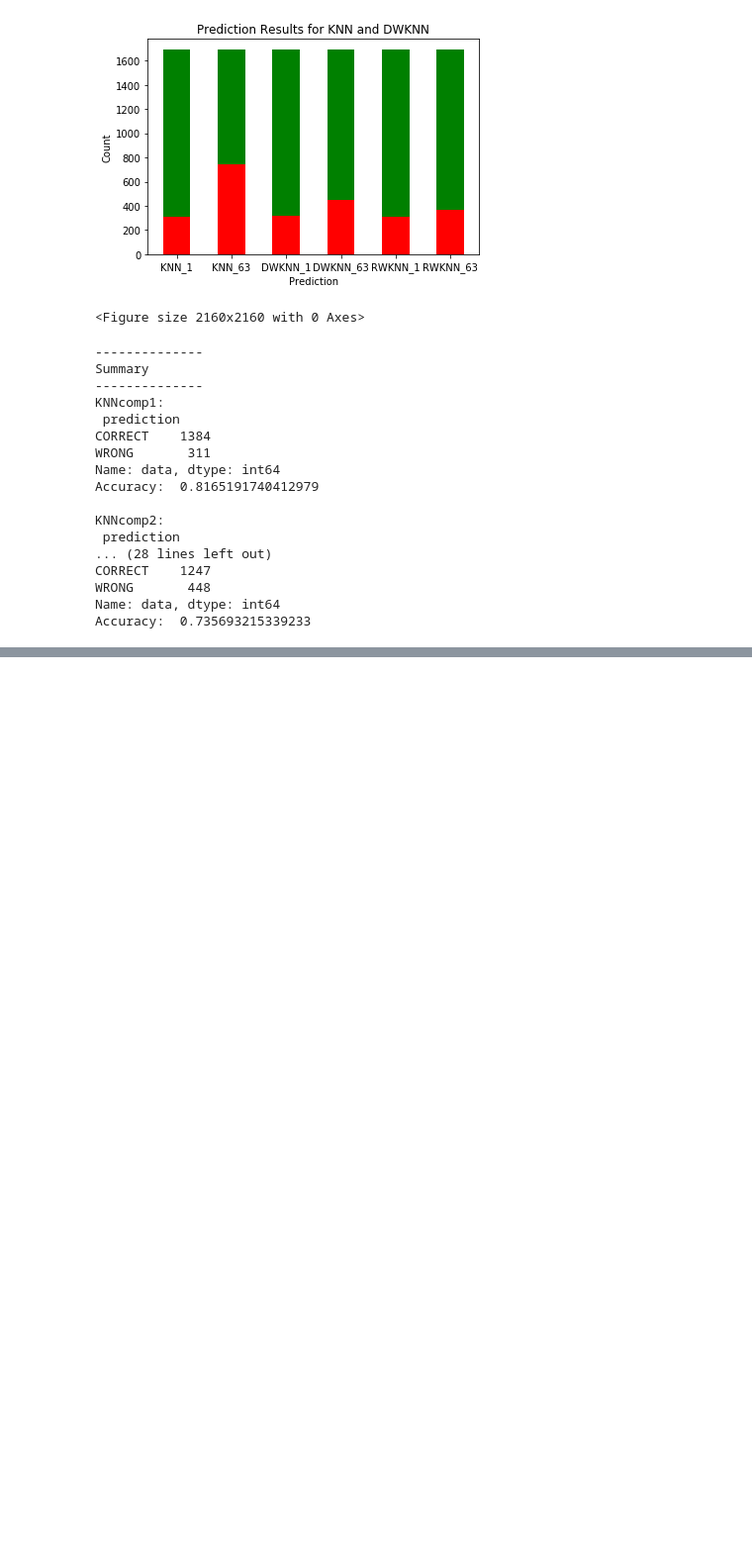
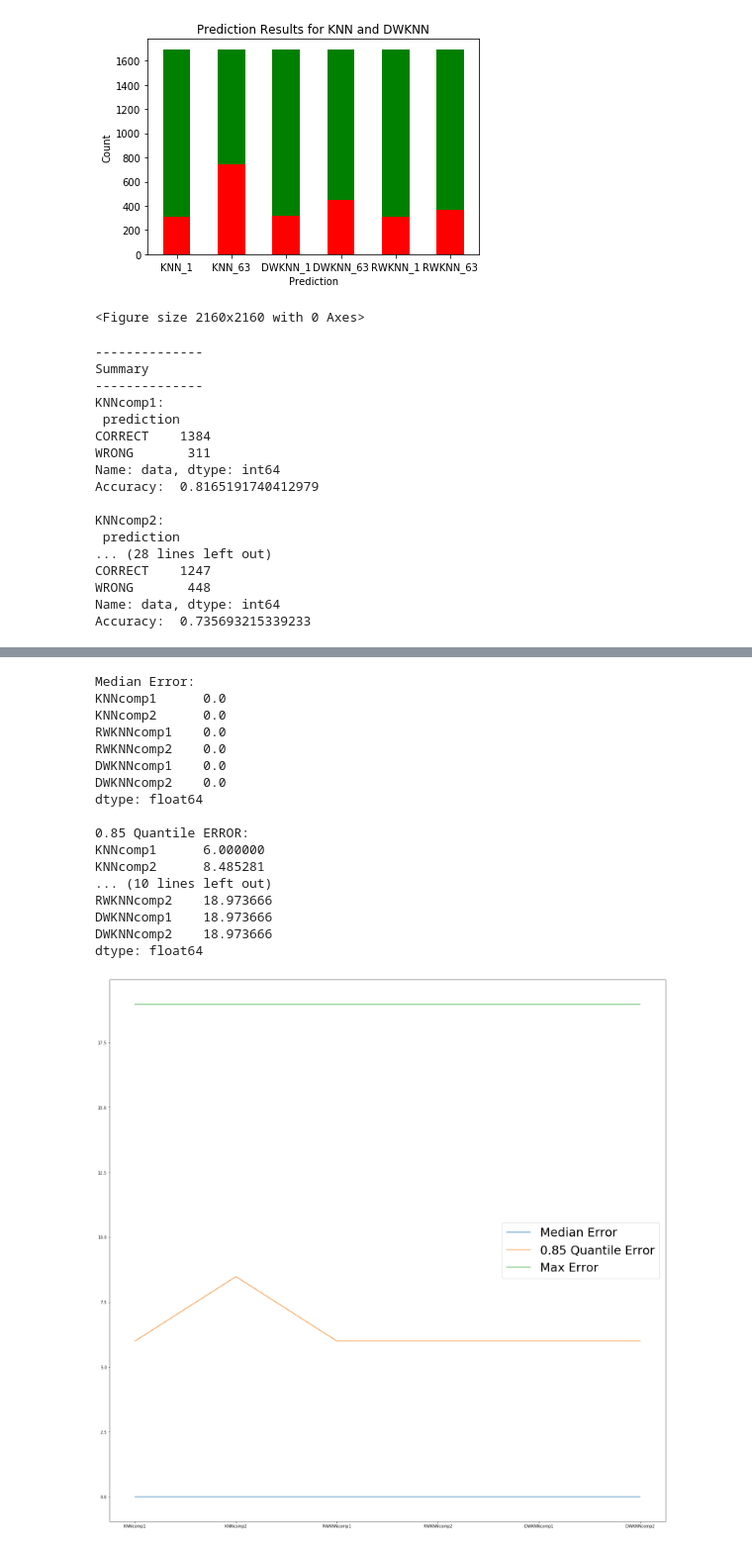
Before and after one commit to xaviergoh/IPS_FYP_DataModel, a Jupyter notebook: E3/[FIM] Label Alg - Exp3, T1.ipynb, the cells around one changed output, grey strips where cells are left out. Shown: that part at 99% size. Saved outputs shown, nothing was run; the diff lists cells and outputs as text; code cells hidden in the pictures; blank space fills up the shorter version.

```diff
--- a/E3/[FIM] Label Alg - Exp3, T1.ipynb
+++ b/E3/[FIM] Label Alg - Exp3, T1.ipynb
@@ -951,0 +944,35 @@ plt.show()
+# %%
+plt.figure(figsize = (25,25))
+errorDf = errorDataframe
+print("Median Error:")
+print(errorDf.median())
+plt.plot(errorDf.median(), label = "Median Error")
+print("\n0.85 Quantile ERROR:")
+print(errorDf.quantile(0.85))
+plt.plot(errorDf.quantile(0.85), label = "0.85 Quantile Error")
+
+print("\nMax Error:")
+print(errorDf.max())
+plt.plot(errorDf.max(), label = "Max Error")
+
+plt.legend(loc = 'best', fontsize = 30)
+plt.show()
+# %% [output]
+Median Error:
+KNNcomp1      0.0
+KNNcomp2      0.0
+RWKNNcomp1    0.0
+RWKNNcomp2    0.0
+DWKNNcomp1    0.0
+DWKNNcomp2    0.0
+dtype: float64
+
+0.85 Quantile ERROR:
+KNNcomp1      6.000000
+KNNcomp2      8.485281
+... (10 lines left out)
+RWKNNcomp2    18.973666
+DWKNNcomp1    18.973666
+DWKNNcomp2    18.973666
+dtype: float64
+[figure, added]
```
Also changed, not shown: parts of 2 cells of this notebook, 16 other files.
